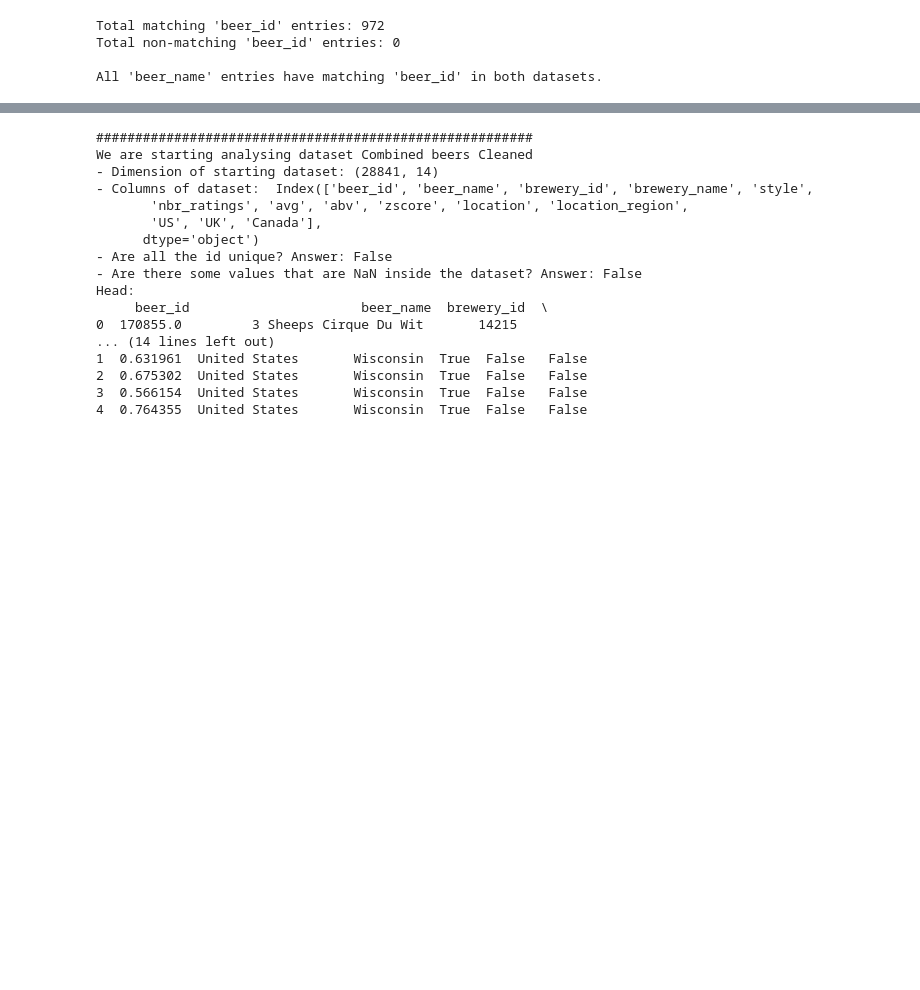
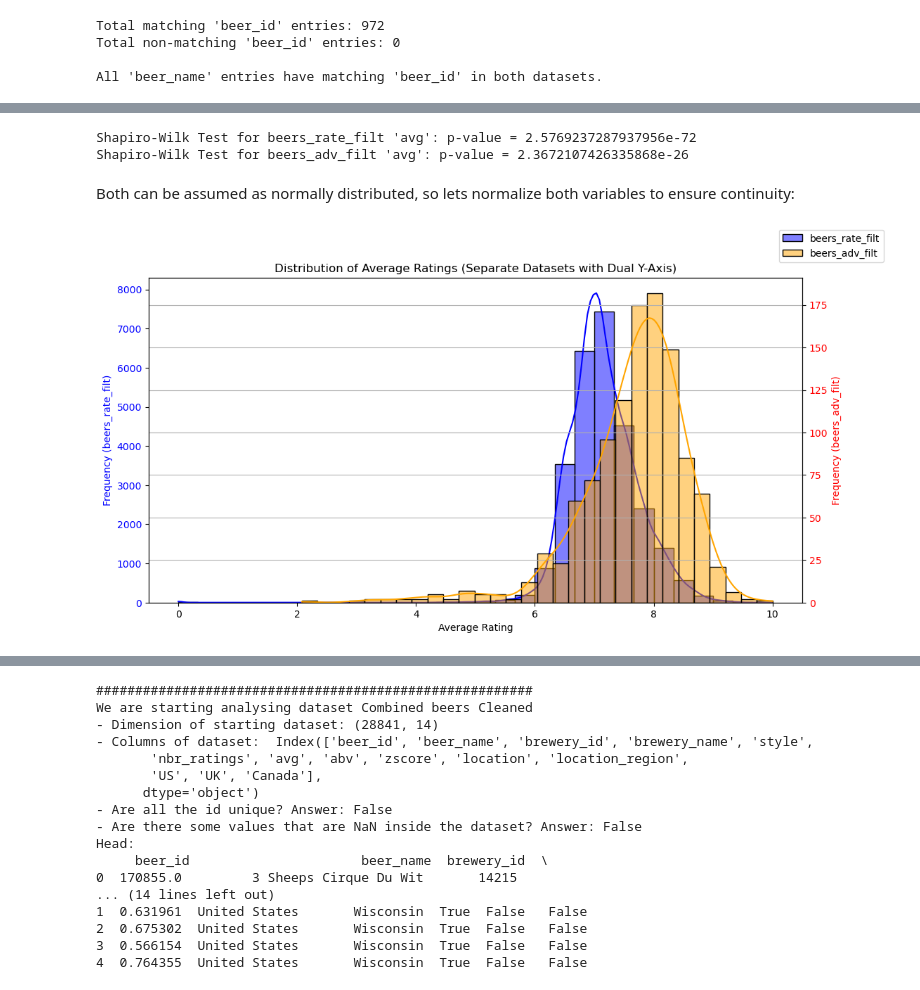
Before and after one commit to epfl-ada/ada-2024-project-mediterranean, a Jupyter notebook: src/data/data_processing_Matched.ipynb, the cells around one changed output, grey strips where cells are left out. Drawn from its saved outputs; the diff is of its cells as text; code cells hidden in the pictures; blank space fills up the shorter version.

```diff
--- a/src/data/data_processing_Matched.ipynb
+++ b/src/data/data_processing_Matched.ipynb
@@ -262,0 +308,35 @@ All 'beer_name' entries have matching 'beer_id' in both datasets.
+# %%
+from scipy.stats import shapiro
+
+stat1, p_value1 = shapiro(beers_rate_filt['avg'].dropna())
+stat2, p_value2 = shapiro(beers_adv_filt['avg'].dropna())
+
+print(f"Shapiro-Wilk Test for beers_rate_filt 'avg': p-value = {p_value1}")
+print(f"Shapiro-Wilk Test for beers_adv_filt 'avg': p-value = {p_value2}")
+# %% [output]
+Shapiro-Wilk Test for beers_rate_filt 'avg': p-value = 2.5769237287937956e-72
+Shapiro-Wilk Test for beers_adv_filt 'avg': p-value = 2.3672107426335868e-26
+# %% [markdown]
+Both can be assumed as normally distributed, so lets normalize both variables to ensure continuity:
+# %%
+beers_rate_filt['avg'] = 10*beers_rate_filt['avg']/ beers_rate_filt['avg'].max()
+beers_adv_filt['avg'] = 10*beers_adv_filt['avg']/ beers_adv_filt['avg'].max()
+
+fig, ax1 = plt.subplots(figsize=(12, 6))
+
+sns.histplot(beers_rate_filt['avg'], bins=30, kde=True, color='blue', alpha=0.5, ax=ax1, label='beers_rate_filt')
+ax1.set_xlabel('Average Rating')
+ax1.set_ylabel('Frequency (beers_rate_filt)', color='blue')
+ax1.tick_params(axis='y', labelcolor='blue')
+
+ax2 = ax1.twinx()
+sns.histplot(beers_adv_filt['avg'], bins=30, kde=True, color='orange', alpha=0.5, ax=ax2, label='beers_adv_filt')
+ax2.set_ylabel('Frequency (beers_adv_filt)', color='red')
+ax2.tick_params(axis='y', labelcolor='red')
+
+plt.title('Distribution of Average Ratings (Separate Datasets with Dual Y-Axis)')
+fig.legend(loc='upper right')
+plt.grid(True)
+plt.show()
+# %% [output]
+[figure, added]
```
Also changed, not shown: parts of 8 cells of this notebook.
